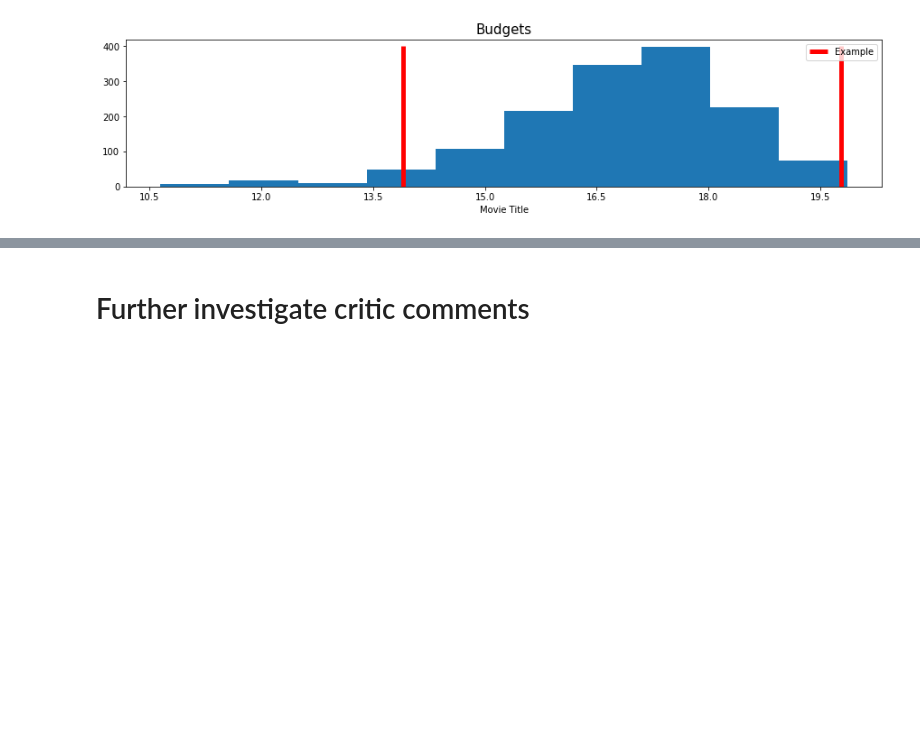
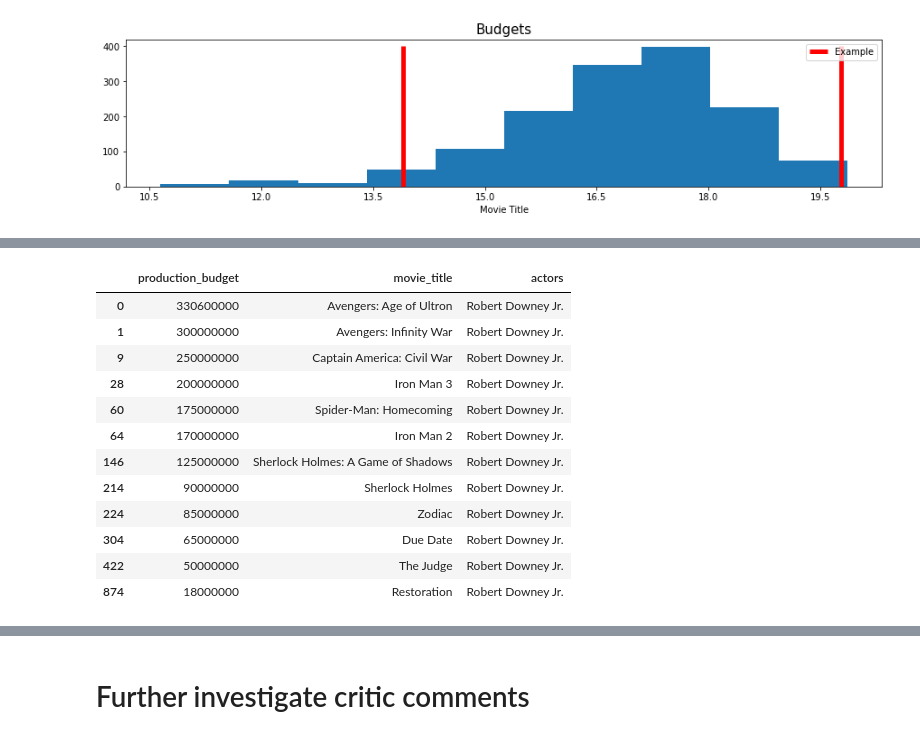
Before and after one commit to jchandleroneal/microsoft-movie-analysis, a Jupyter notebook: movie_analysis.ipynb, the cells around one changed output, grey strips where cells are left out. Drawn from its saved outputs; the diff is of its cells as text; code cells hidden in the pictures; blank space fills up the shorter version.

```diff
--- a/movie_analysis.ipynb
+++ b/movie_analysis.ipynb
@@ -276,7 +298,6 @@ budget_frame.head(2)
 # %%
 # budget compared
 # how to get groupby to work on this
-movie_actor_budget = budget_frame[['production_budget', 'movie_title','actors']].sort_values(by='production_budget')
+movie_actor_budget = budget_frame[['production_budget', 'movie_title','actors']].sort_values(by='production_budget', ascending = False)
 
 movie_actor_budget.reset_index(level=0, inplace=True)
-movie_actor_budget.set_index()
@@ -297,2 +304,2 @@ movie_actor_budget.set_index()
 # %%
-movie_actor_budget.median()
+movie_actor_budget = movie_actor_budget.drop(['index'], axis = 1)
@@ -302,0 +326,7 @@ dtype: float64
+# %%
+first100 = movie_actor_budget.copy()       #reason to create a shallow copy?
+first100.actors = first100.actors.str.split(',')
+first100
+
+new100 = first100.explode('actors')
+new100
@@ -302,0 +347,17 @@ dtype: float64
+# %%
+
+new100[new100['actors'].str.contains("Robert Downey Jr.")]
+# %% [output]
+|  | production_budget | movie_title | actors |
+| 0 | 330600000 | Avengers: Age of Ultron | Robert Downey Jr. |
+| 1 | 300000000 | Avengers: Infinity War | Robert Downey Jr. |
+| 9 | 250000000 | Captain America: Civil War | Robert Downey Jr. |
+| 28 | 200000000 | Iron Man 3 | Robert Downey Jr. |
+| 60 | 175000000 | Spider-Man: Homecoming | Robert Downey Jr. |
+| 64 | 170000000 | Iron Man 2 | Robert Downey Jr. |
+| 146 | 125000000 | Sherlock Holmes: A Game of Shadows | Robert Downey Jr. |
+| 214 | 90000000 | Sherlock Holmes | Robert Downey Jr. |
+| 224 | 85000000 | Zodiac | Robert Downey Jr. |
+| 304 | 65000000 | Due Date | Robert Downey Jr. |
+| 422 | 50000000 | The Judge | Robert Downey Jr. |
+| 874 | 18000000 | Restoration | Robert Downey Jr. |
```
Also changed, not shown: parts of 14 cells of this notebook.
